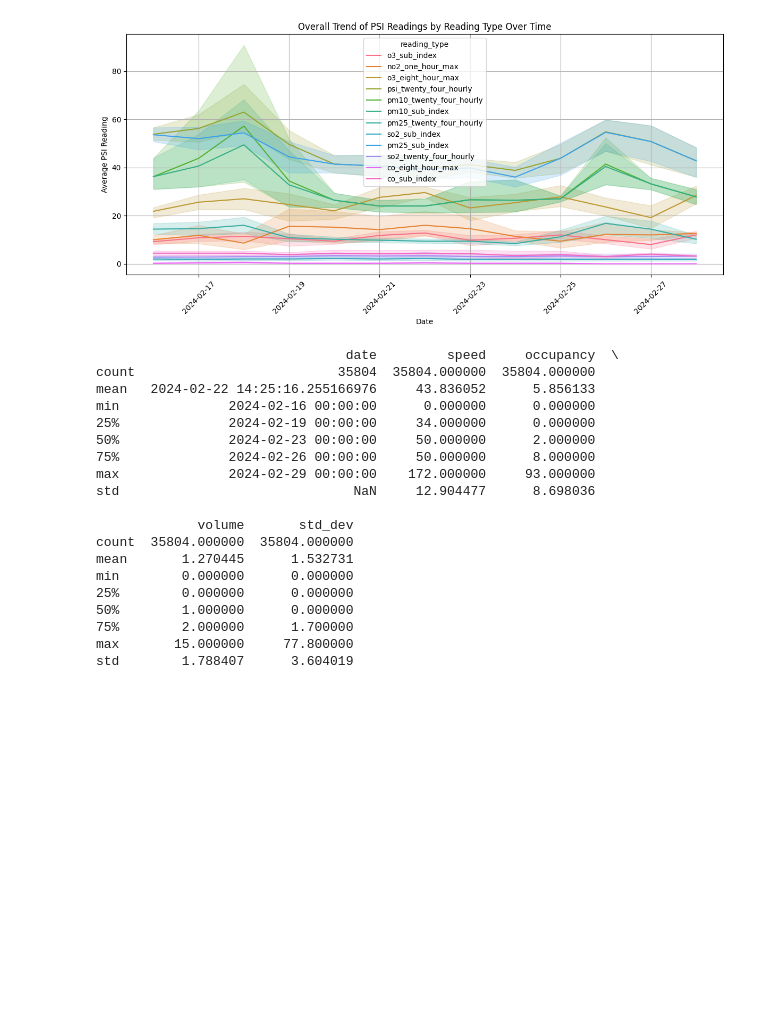
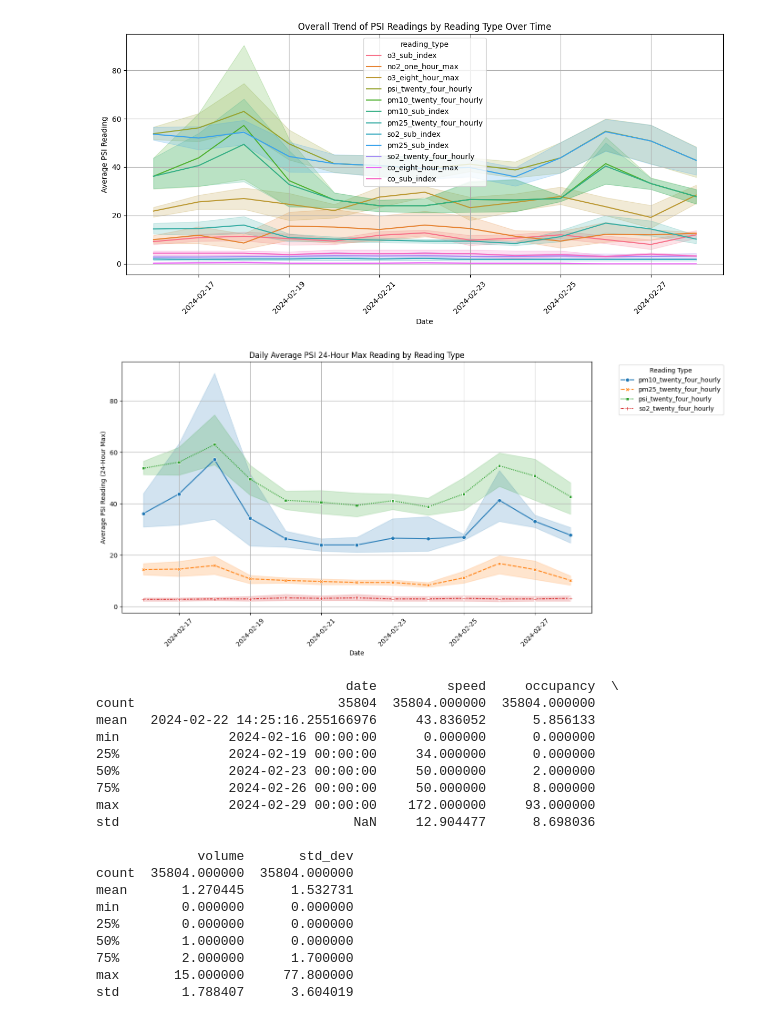
Before and after one commit to linxianying/G12_GuidedProject, a Jupyter notebook: traffic_air_sg.ipynb, the cells around one changed output. Drawn from its saved outputs; the diff is of its cells as text; code cells hidden in the pictures; blank space fills up the shorter version.

```diff
--- a/traffic_air_sg.ipynb
+++ b/traffic_air_sg.ipynb
@@ -394,6 +450,31 @@ plt.tight_layout()
 plt.show()
 # %% [output]
 [figure]
+# %%
+# only use data for 24-hour max readings
+filtered_sg_air_data = daily_average_psi[daily_average_psi['reading_type'].str.contains('twenty_four_hourly')]
+
+
+plt.figure(figsize=(14, 7))
+sns.lineplot(data=filtered_sg_air_data,
+             x='date',
+             y='reading_value',
+             style='reading_type',
+             hue='reading_type',
+             markers=True)
+
+plt.title('Daily Average PSI 24-Hour Max Reading by Reading Type')
+plt.xlabel('Date')
+plt.ylabel('Average PSI Reading (24-Hour Max)')
+plt.xticks(rotation=45)
+plt.legend(title='Reading Type', bbox_to_anchor=(1.05, 1), loc='upper left')
+plt.grid()
+plt.tight_layout()
+
+# Show plot
+plt.show()
+# %% [output]
+[figure, added]
 # %%
 print(hk_traffic_df.describe())
 # %% [output]
```
Also changed, not shown: parts of 7 cells of this notebook, 1 other file.
